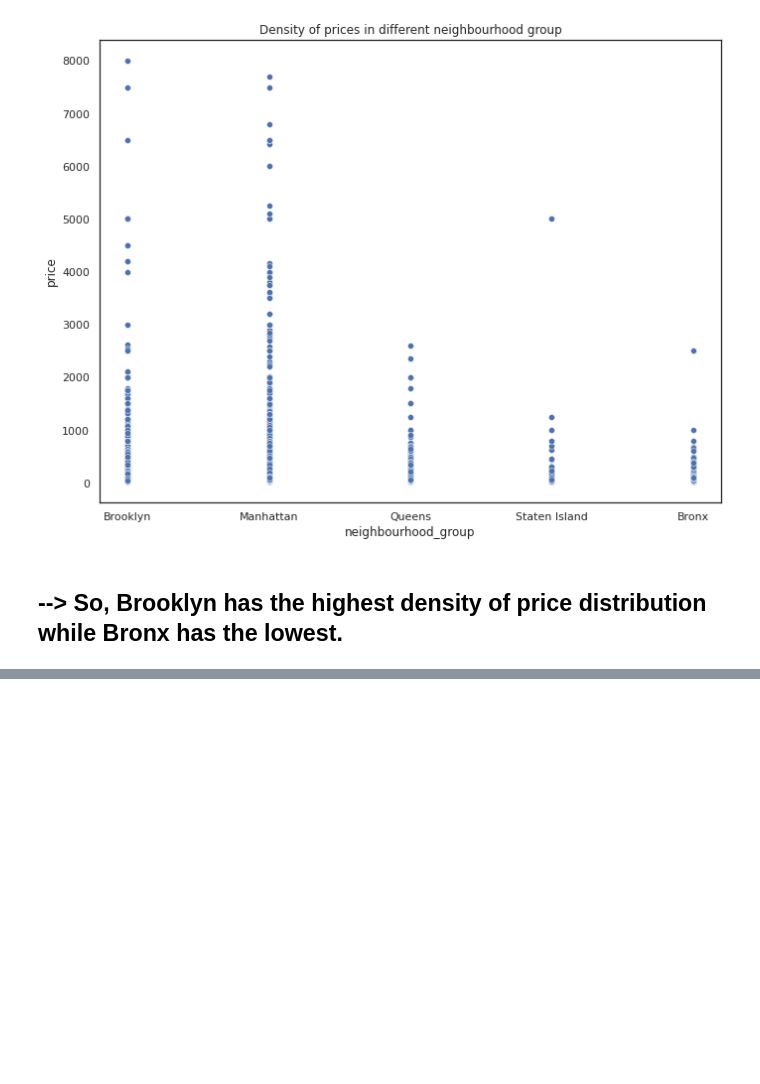
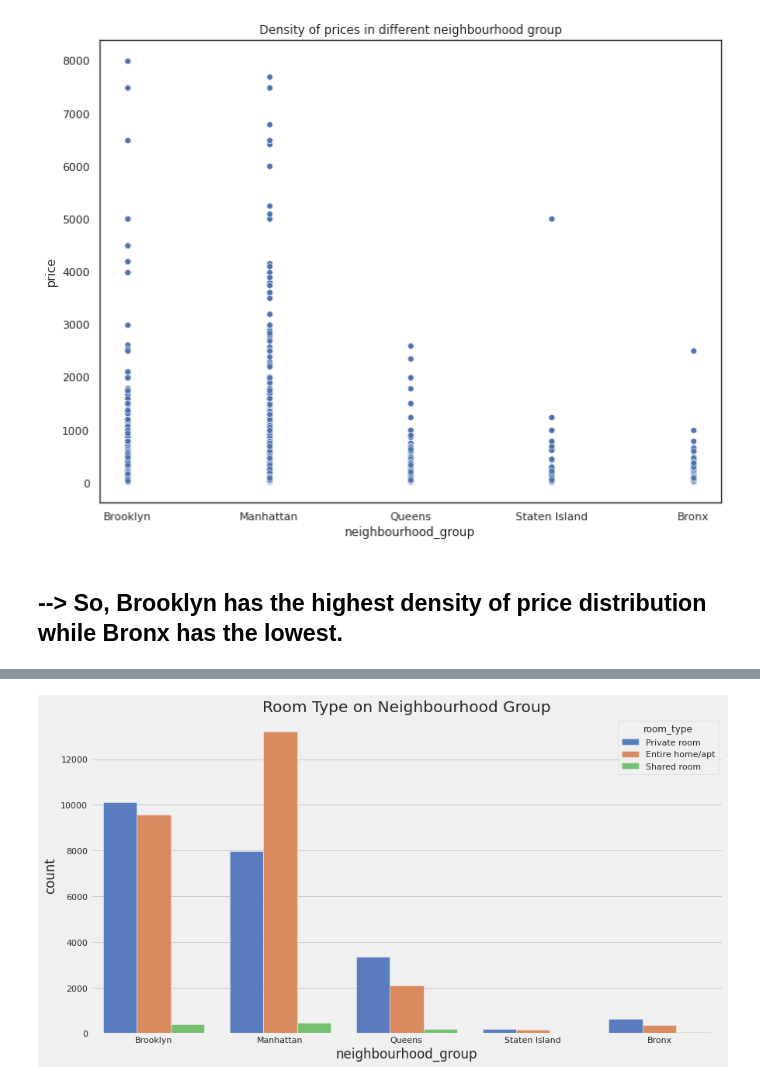
Before and after one commit to kajalDhun114/Airbnb-EDA-Project, a Jupyter notebook: Copy_of_Airbnb_Bookings_Analysis_Capstone_Project.ipynb, the cells around one changed output, grey strips where cells are left out. Drawn from its saved outputs; the diff is of its cells as text; code cells hidden in the pictures; blank space fills up the shorter version.

```diff
--- a/Copy_of_Airbnb_Bookings_Analysis_Capstone_Project.ipynb
+++ b/Copy_of_Airbnb_Bookings_Analysis_Capstone_Project.ipynb
@@ -547,0 +577,7 @@ plt.show()
+# %%
+plt.figure(figsize=(13,7))
+plt.title("Room Type on Neighbourhood Group")
+sns.countplot(df.neighbourhood_group,hue=df.room_type, palette="muted")
+plt.show()
+# %% [output]
+[figure, added]
```
Also changed, not shown: parts of 21 cells of this notebook.
